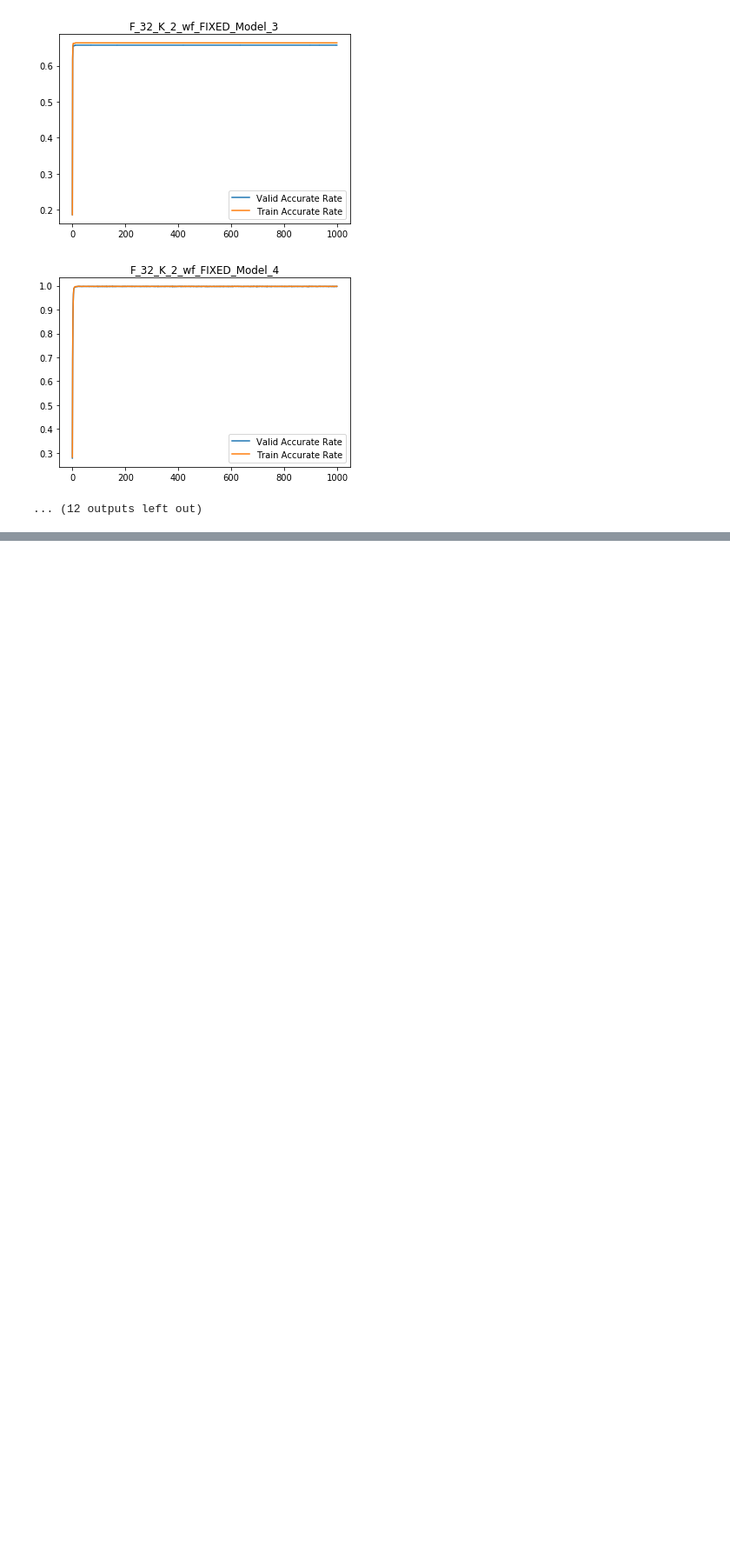
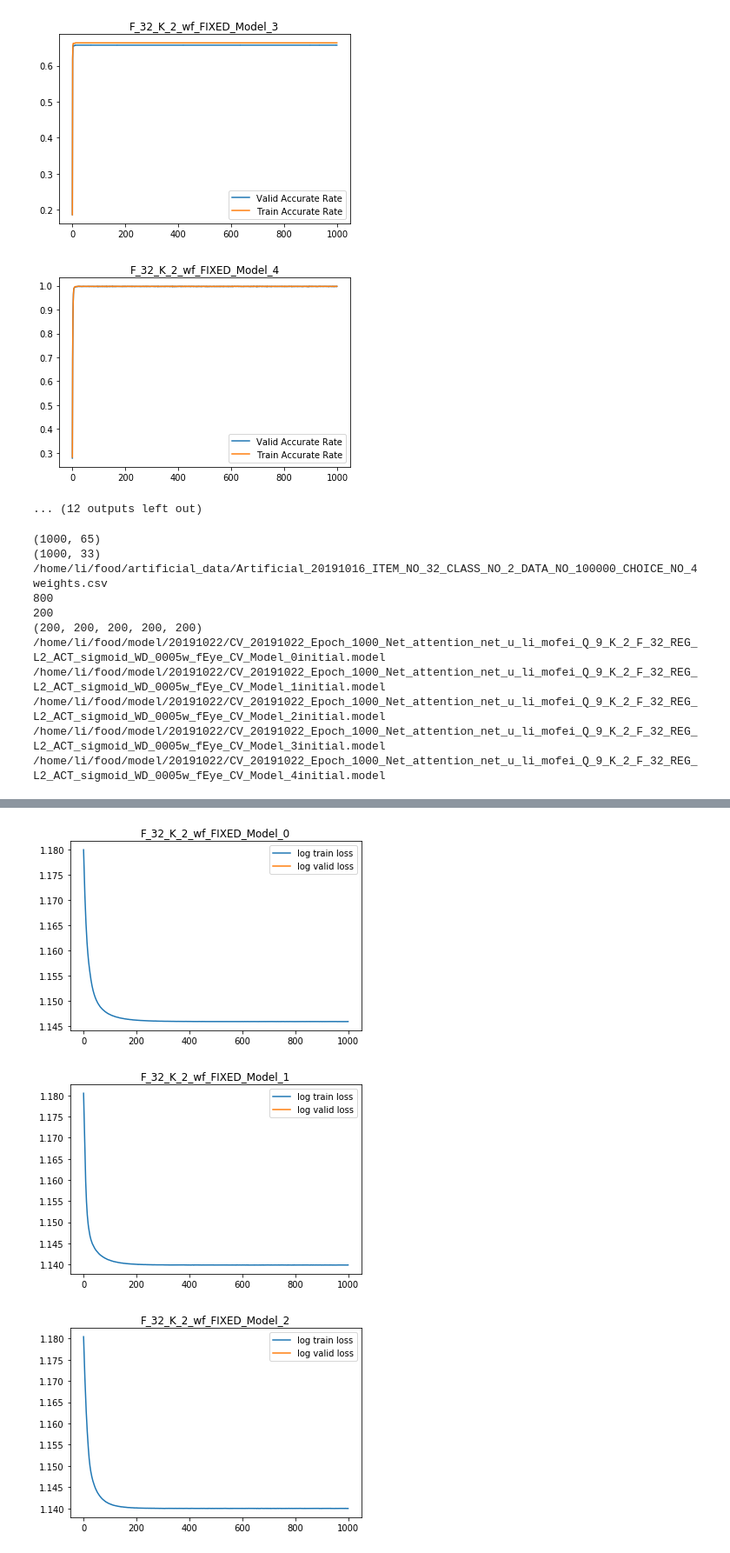
Before and after one commit to nixidekaoya/food, a Jupyter notebook: Untitled.ipynb, the cells around one changed output, grey strips where cells are left out. Shown at 87% size. Cells and saved outputs as stored; diff of their text form; code cells hidden in the pictures; blank space fills up the shorter version.

```diff
--- a/Untitled.ipynb
+++ b/Untitled.ipynb
@@ -369,3 +369,67 @@ Epoch: 20 , CV_Model: 1 , Train Accuracy: 0.66065 , Test Accuracy: 0.6616
 [figure]
 [figure]
 ... (12 outputs left out)
+# %%
+## TRAIN PARAMS
+NET = ATTENTION
+BATCH_SIZE = 10
+LEARNING_RATE = 0.05
+WEIGHT_DECAY = 0.005
+QUERY_DIM = 9
+KEY_DIM = 2
+K_FOLDER = 5
+FEATURE_DIM = 32
+EPOCH = 1000
+MOMENTUM = 0.9
+REG = L2
+ACT = SIGMOID
+OPTIMIZER = SGD
+BETAS = (0.9,0.999)
+LOSS = CEL
+MASK = True
+
+
+## SETTING PARAMS
+MODE = "CV"
+ARTIFICIAL = False
+w_f = "FIXED"
+w_f_type = "Eye"
+username = "li_mofei"
+WD = "0005"
+DATE = "20191022"
+
+input_csv = "/home/li/food/data/20190922_limofei_1000_input.csv"
+output_csv = "/home/li/food/data/20190922_limofei_1000_output.csv"
+weight_csv = "/home/li/food/artificial_data/Artificial_20191016_ITEM_NO_32_CLASS_NO_2_DATA_NO_100000_CHOICE_NO_4weights.csv"
+
+
+run.run(input_csv = input_csv,
+        output_csv = output_csv,
+        weight_csv = weight_csv,
+        mode = MODE,
+        K_FOLDER = K_FOLDER,
+        username = username,
+        K = KEY_DIM,
+        F = FEATURE_DIM,
+        EPOCH = EPOCH,
+        ARTIFICIAL = ARTIFICIAL,
+        w_f = w_f,
+        w_f_type = w_f_type,
+        REG = REG,
+        WEIGHT_DECAY = WEIGHT_DECAY,
+        DATE = DATE,
+        BATCH_SIZE = BATCH_SIZE,
+        WD = WD
+       )
+# %% [output]
+(1000, 65)
+(1000, 33)
+/home/li/food/artificial_data/Artificial_20191016_ITEM_NO_32_CLASS_NO_2_DATA_NO_100000_CHOICE_NO_4weights.csv
+800
+200
+(200, 200, 200, 200, 200)
+/home/li/food/model/20191022/CV_20191022_Epoch_1000_Net_attention_net_u_li_mofei_Q_9_K_2_F_32_REG_L2_ACT_sigmoid_WD_0005w_fEye_CV_Model_0initial.model
+/home/li/food/model/20191022/CV_20191022_Epoch_1000_Net_attention_net_u_li_mofei_Q_9_K_2_F_32_REG_L2_ACT_sigmoid_WD_0005w_fEye_CV_Model_1initial.model
+/home/li/food/model/20191022/CV_20191022_Epoch_1000_Net_attention_net_u_li_mofei_Q_9_K_2_F_32_REG_L2_ACT_sigmoid_WD_0005w_fEye_CV_Model_2initial.model
+/home/li/food/model/20191022/CV_20191022_Epoch_1000_Net_attention_net_u_li_mofei_Q_9_K_2_F_32_REG_L2_ACT_sigmoid_WD_0005w_fEye_CV_Model_3initial.model
+/home/li/food/model/20191022/CV_20191022_Epoch_1000_Net_attention_net_u_li_mofei_Q_9_K_2_F_32_REG_L2_ACT_sigmoid_WD_0005w_fEye_CV_Model_4initial.model
@@ -371,0 +453,3 @@ Epoch: 20 , CV_Model: 1 , Train Accuracy: 0.66065 , Test Accuracy: 0.6616
+[figure, added]
+[figure, added]
+[figure, added]
```
Also changed, not shown: parts of 2 cells of this notebook, 53 other files.
